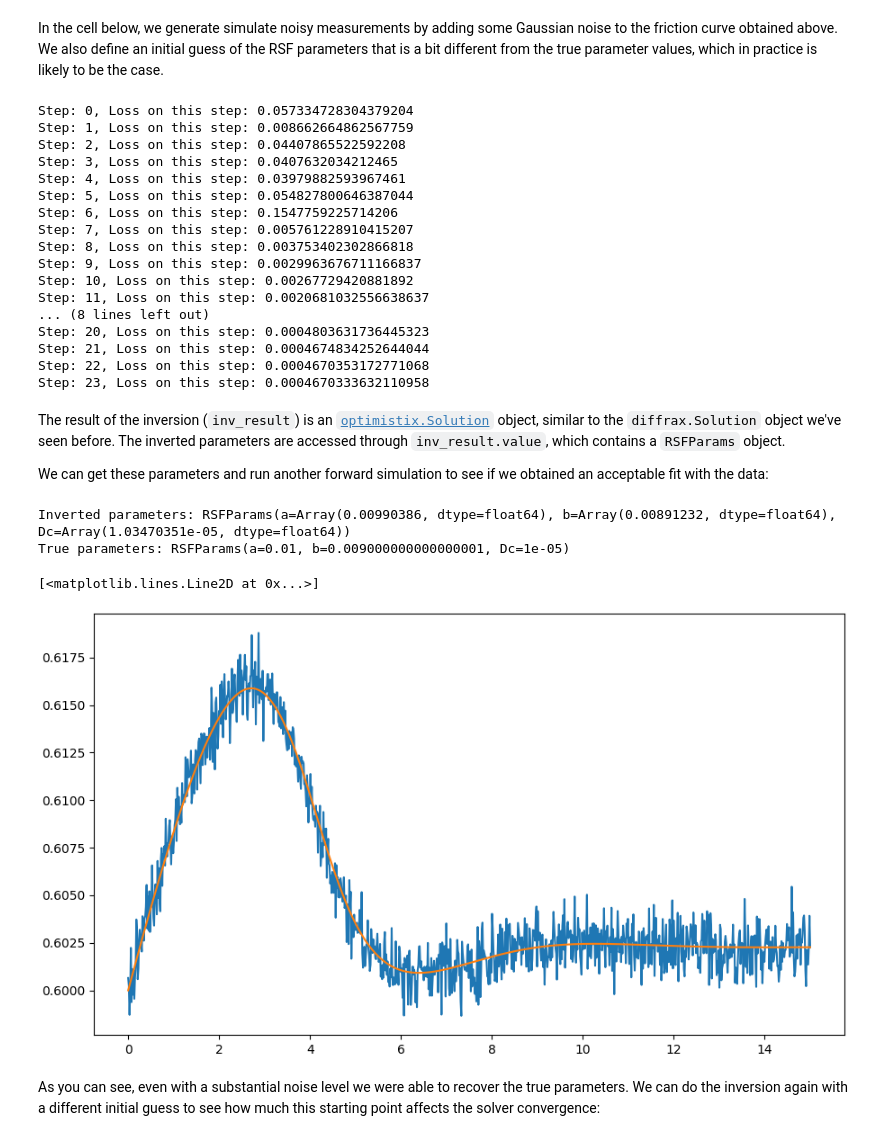
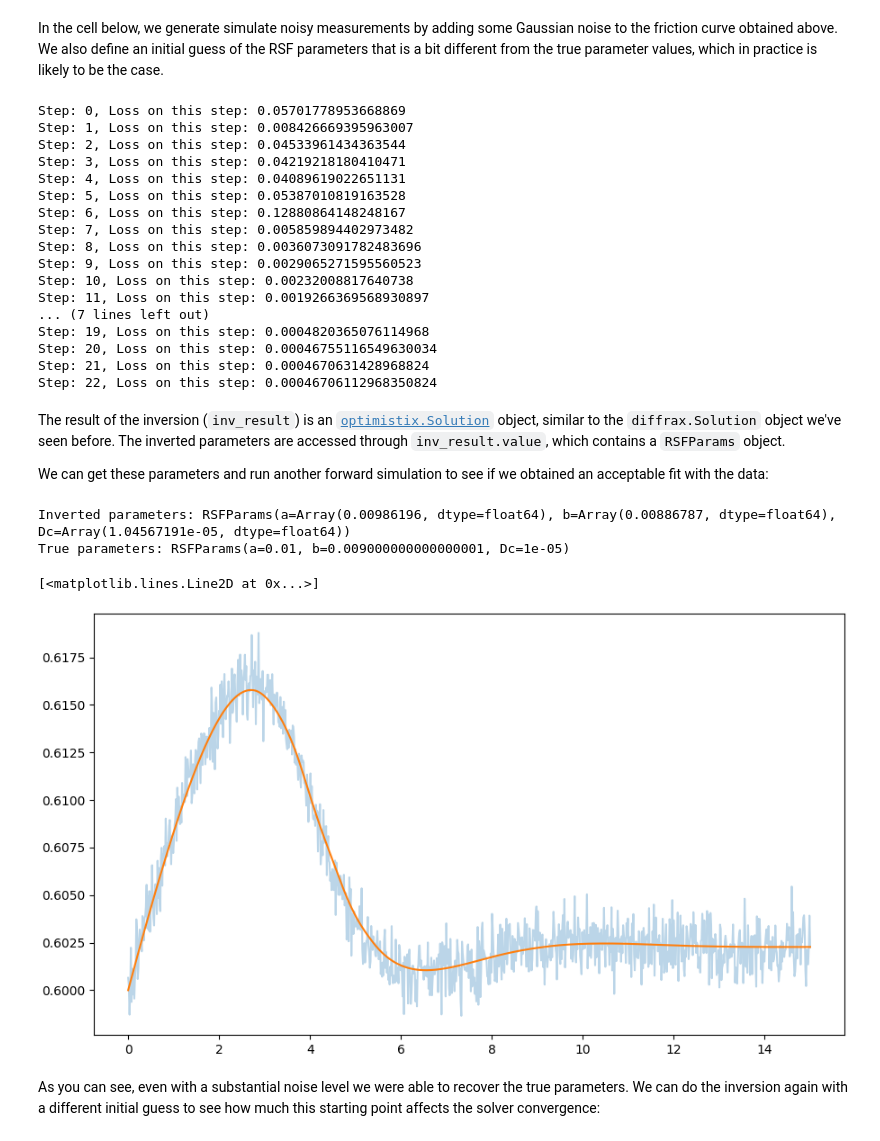
Before and after one commit to martijnende/diabayes, a Jupyter notebook: examples/simple_inversion.ipynb, the cells around one changed output. Drawn from its saved outputs; the diff is of its cells as text; code cells hidden in the pictures.

```diff
--- a/examples/simple_inversion.ipynb
+++ b/examples/simple_inversion.ipynb
@@ -60,6 +58,6 @@ The result of this forward simulation (`result`) is a [`diffrax.Solution`](https
 # %%
-mu = result.ys.mu
-theta = result.ys.state
+mu = result.mu
+theta = result.state
 
 plt.close("all")
 fig, axes = plt.subplots(nrows=2, figsize=(9, 5), constrained_layout=True, sharex="all")
@@ -111,23 +109,23 @@ inv_result = solver.max_likelihood_inversion(
     verbose=True
 )
 # %% [output]
-Step: 0, Loss on this step: 0.057334728304379204
-Step: 1, Loss on this step: 0.008662664862567759
-Step: 2, Loss on this step: 0.04407865522592208
-Step: 3, Loss on this step: 0.0407632034212465
-Step: 4, Loss on this step: 0.03979882593967461
-Step: 5, Loss on this step: 0.054827800646387044
-Step: 6, Loss on this step: 0.1547759225714206
-Step: 7, Loss on this step: 0.005761228910415207
-Step: 8, Loss on this step: 0.003753402302866818
-Step: 9, Loss on this step: 0.0029963676711166837
-Step: 10, Loss on this step: 0.00267729420881892
-Step: 11, Loss on this step: 0.0020681032556638637
-... (8 lines left out)
-Step: 20, Loss on this step: 0.0004803631736445323
-Step: 21, Loss on this step: 0.0004674834252644044
-Step: 22, Loss on this step: 0.0004670353172771068
-Step: 23, Loss on this step: 0.0004670333632110958
+Step: 0, Loss on this step: 0.05701778953668869
+Step: 1, Loss on this step: 0.008426669395963007
+Step: 2, Loss on this step: 0.04533961434363544
+Step: 3, Loss on this step: 0.04219218180410471
+Step: 4, Loss on this step: 0.04089619022651131
+Step: 5, Loss on this step: 0.05387010819163528
+Step: 6, Loss on this step: 0.12880864148248167
+Step: 7, Loss on this step: 0.005859894402973482
+Step: 8, Loss on this step: 0.0036073091782483696
+Step: 9, Loss on this step: 0.0029065271595560523
+Step: 10, Loss on this step: 0.00232008817640738
+Step: 11, Loss on this step: 0.0019266369568930897
+... (7 lines left out)
+Step: 19, Loss on this step: 0.0004820365076114968
+Step: 20, Loss on this step: 0.00046755116549630034
+Step: 21, Loss on this step: 0.0004670631428968824
+Step: 22, Loss on this step: 0.00046706112968350824
 # %% [markdown]
 The result of the inversion (`inv_result`) is an [`optimistix.Solution`](https://docs.kidger.site/optimistix/api/solution/#optimistix.Solution) object, similar to the `diffrax.Solution` object we've seen before. The inverted parameters are accessed through `inv_result.value`, which contains a `RSFParams` object.
 
@@ -135,20 +133,20 @@ We can get these parameters and run another forward simulation to see if we obta
 # %%
 params_inv = inv_result.value
 
 result_predicted = solver.solve_forward(t, y0, params_inv, constants, block_constants)
 
 print(f"Inverted parameters: {params_inv}")
 print(f"True parameters: {params}")
 
 plt.close("all")
 fig, ax = plt.subplots(figsize=(9, 5), constrained_layout=True)
-ax.plot(t, mu_measured)
-ax.plot(t, result_predicted.ys.mu)
+ax.plot(t, mu_measured, alpha=0.3)
+ax.plot(t, result_predicted.mu)
 # %% [output]
-Inverted parameters: RSFParams(a=Array(0.00990386, dtype=float64), b=Array(0.00891232, dtype=float64), Dc=Array(1.03470351e-05, dtype=float64))
+Inverted parameters: RSFParams(a=Array(0.00986196, dtype=float64), b=Array(0.00886787, dtype=float64), Dc=Array(1.04567191e-05, dtype=float64))
 True parameters: RSFParams(a=0.01, b=0.009000000000000001, Dc=1e-05)
 [<matplotlib.lines.Line2D at 0x...>]
-[figure, old version]
+[figure, new version]
 # %% [markdown]
 As you can see, even with a substantial noise level we were able to recover the true parameters. We can do the inversion again with a different initial guess to see how much this starting point affects the solver convergence:
 # %%
```
Also changed, not shown: parts of 5 cells of this notebook, 6 other files.
